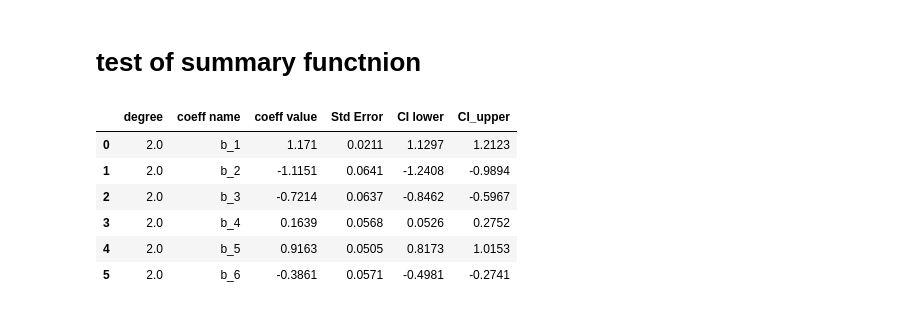
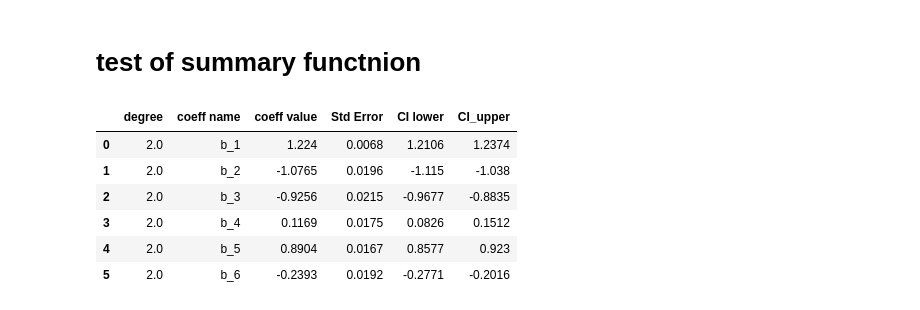
Before and after one commit to AndreasBordvik/FYS-STK4155-Prj1_report, a Jupyter notebook: code/Exercise1.ipynb, the cells around one changed output. Drawn from its saved outputs; the diff is of its cells as text; code cells hidden in the pictures.

```diff
--- a/code/Exercise1.ipynb
+++ b/code/Exercise1.ipynb
@@ -70,11 +70,12 @@ Using matplotlib backend: Qt5Agg
 Defining and creating the data
 # %%
 np.random.seed(4155)
-n = 1000 # The number of point in the franke function
+n = 100 # The number of point in the franke function
 x = np.random.rand(n)
 y = np.random.rand(n)
+x, y = np.meshgrid(x,y)
 z = FrankeFunction(x, y)
-noise = 0.05 * np.random.randn(n) # Stochastic noise
+noise = 0.5 * np.random.randn(n) # Stochastic noise
 #noise = 0.7 * np.random.randn(n) # Stochastic noise
 z += noise # Adding stochastic noise
 # %% [markdown]
@@ -93,7 +94,8 @@ z_hat_test_OLS = pd.DataFrame()
 for degree in range(1, degrees + 1):
     X = create_X(x, y, degree) # Design MatrixS
     model = OLS() # The model
-    model.fit(X, z) # Fitting the model
+    #model.fit(X, z) # Fitting the model
+    model.fit(X, z.ravel()) # Fitting the model
     z_hat = model.predict(X) # predict on train data
 
     # Plot
@@ -238,7 +240,7 @@ Based on the analysis, we conclude that a model complexity of degree 5 yields th
 optimal_degree = 5
 X = create_X(x, y, optimal_degree) # Design Matrix
 model = OLS() # The model
-model.fit(X, z) # Fitting the model
+model.fit(X, z.ravel()) # Fitting the model
 z_hat = model.predict(X) # predict on train data
 
 # Plot
@@ -277,18 +279,18 @@ optimal_degree_coeffs.to_csv(f"{REPORT_DATA}EX1_coeffs_optimal_degree.csv")
 # %%
 optimal_degree = 2
 X = create_X(x, y, optimal_degree) # Design Matrix
 model = OLS(optimal_degree) # The model
-z_hat_train = model.fit(X, z) # Fitting the model & predict on train data
+z_hat_train = model.fit(X, z.ravel()) # Fitting the model & predict on train data
 summary = model.summary()
 display(summary)
 # %% [output]
 |  | degree | coeff name | coeff value | Std Error | CI lower | CI_upper |
-| 0 | 2.0 | b_1 | 1.171 | 0.0211 | 1.1297 | 1.2123 |
-| 1 | 2.0 | b_2 | -1.1151 | 0.0641 | -1.2408 | -0.9894 |
-| 2 | 2.0 | b_3 | -0.7214 | 0.0637 | -0.8462 | -0.5967 |
-| 3 | 2.0 | b_4 | 0.1639 | 0.0568 | 0.0526 | 0.2752 |
-| 4 | 2.0 | b_5 | 0.9163 | 0.0505 | 0.8173 | 1.0153 |
-| 5 | 2.0 | b_6 | -0.3861 | 0.0571 | -0.4981 | -0.2741 |
+| 0 | 2.0 | b_1 | 1.224 | 0.0068 | 1.2106 | 1.2374 |
+| 1 | 2.0 | b_2 | -1.0765 | 0.0196 | -1.115 | -1.038 |
+| 2 | 2.0 | b_3 | -0.9256 | 0.0215 | -0.9677 | -0.8835 |
+| 3 | 2.0 | b_4 | 0.1169 | 0.0175 | 0.0826 | 0.1512 |
+| 4 | 2.0 | b_5 | 0.8904 | 0.0167 | 0.8577 | 0.923 |
+| 5 | 2.0 | b_6 | -0.2393 | 0.0192 | -0.2771 | -0.2016 |
 # %%
 optimal_lambda = -1
 X = create_X(x, y, 3) # Design Matrix
```
Also changed, not shown: parts of 3 cells of this notebook, 1 other file.
